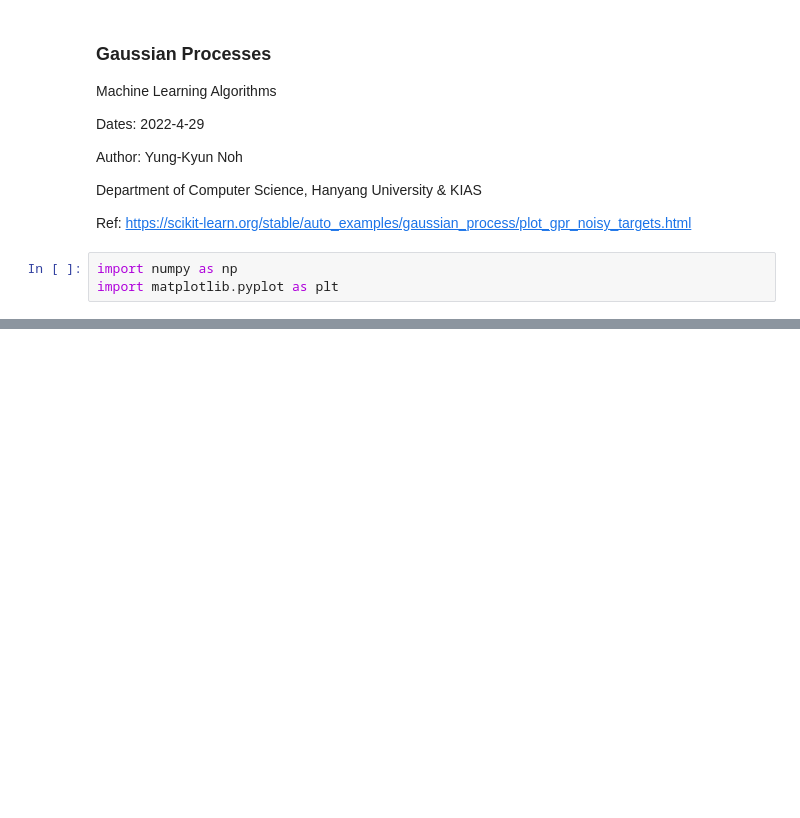
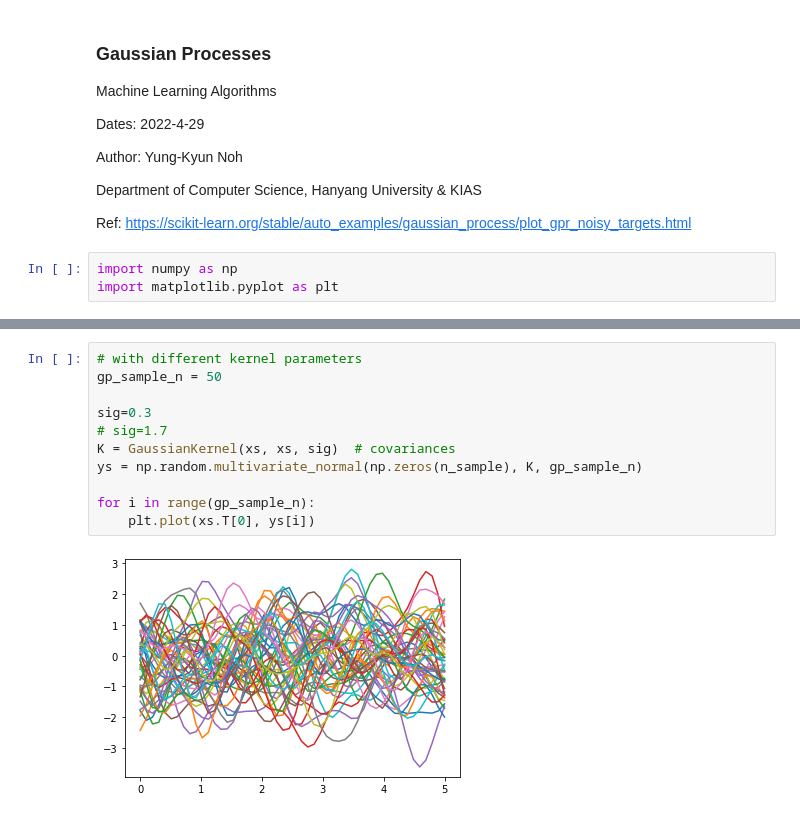
Before and after one commit to nohyung/2022_machine_learning_algorithms_Hanyang_U, a Jupyter notebook: Machine Learning Algorithms_5.ipynb, the cells around one changed output, grey strips where cells are left out. Saved outputs shown, nothing was run; the diff lists cells and outputs as text; blank space fills up the shorter version.

```diff
--- a/Machine Learning Algorithms_5.ipynb
+++ b/Machine Learning Algorithms_5.ipynb
@@ -62,0 +64,13 @@ for i in range(gp_sample_n):
+# %%
+# with different kernel parameters
+gp_sample_n = 50
+
+sig=0.3
+# sig=1.7
+K = GaussianKernel(xs, xs, sig)  # covariances
+ys = np.random.multivariate_normal(np.zeros(n_sample), K, gp_sample_n)
+
+for i in range(gp_sample_n):
+    plt.plot(xs.T[0], ys[i])
+# %% [output]
+[figure, added]
```
Also changed, not shown: parts of 5 cells of this notebook.
